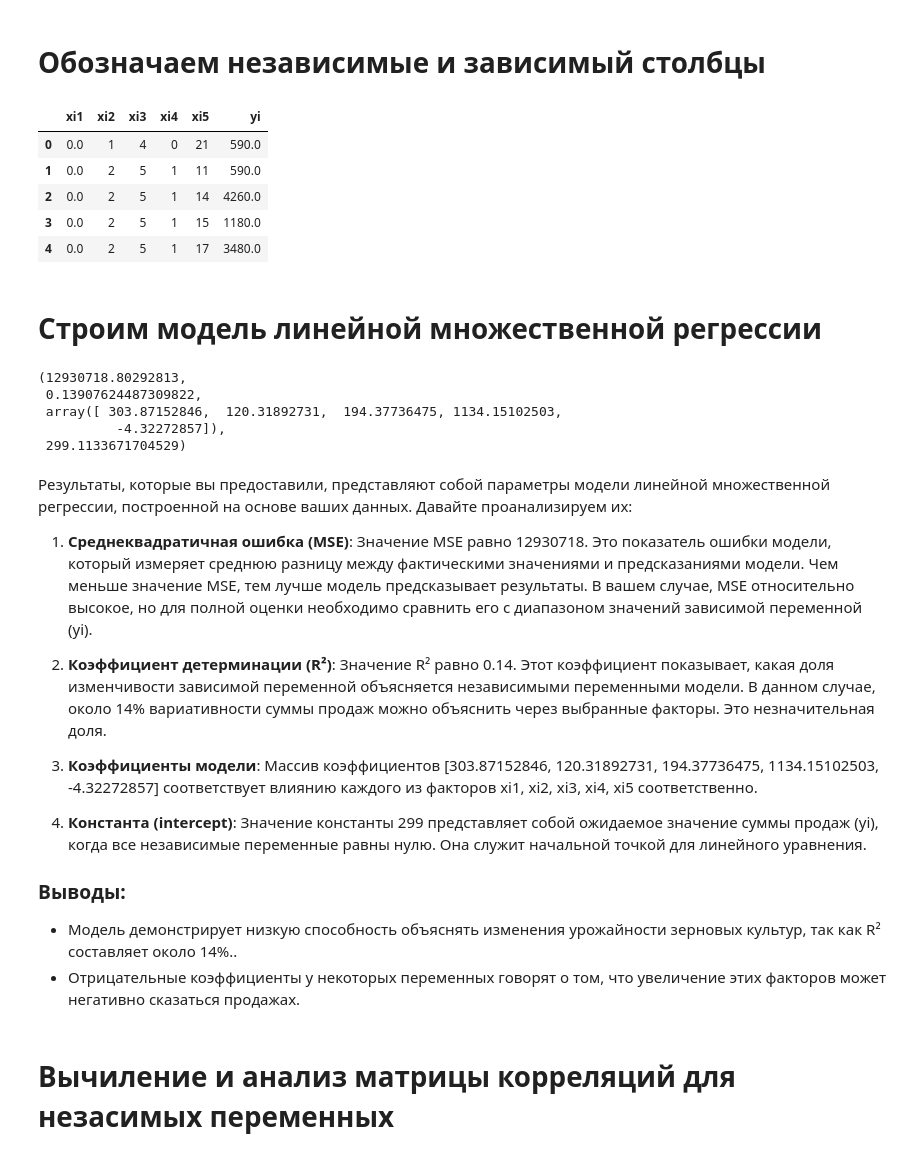
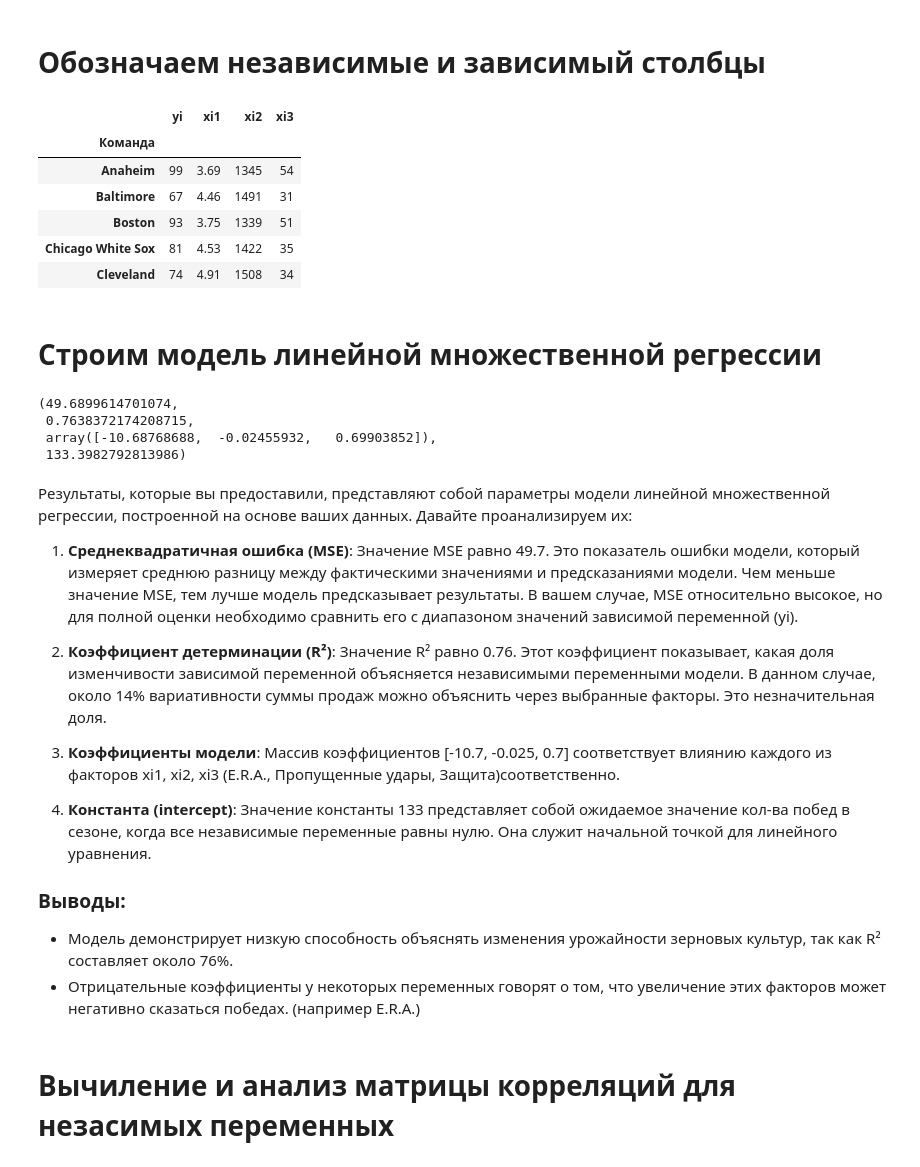
Before and after one commit to EugeneTheWatchman/decision-making-methods, a Jupyter notebook: 5.2 Мультиколлинеарность.ipynb, the cells around one changed output. Cells and saved outputs as stored; diff of their text form; code cells hidden in the pictures.

```diff
--- a/5.2 Мультиколлинеарность.ipynb
+++ b/5.2 Мультиколлинеарность.ipynb
@@ -88,27 +77,26 @@ df.corr()
 # %%
 df.columns
 df.rename(columns={
-    'Точка продаж': 'xi1',
-    'День':         'xi2',
-    'День недели':  'xi3',
-    'Выходной':     'xi4',
-    'Час':          'xi5',
-    'Сумма':        'yi'
+    'E.R.A.':           'xi1',
+    'Пропущенные удары':'xi2',
+    'Защита':           'xi3',
+    'Победы':           'yi'
 }, inplace=True)
 df.head()
 # %% [output]
-|  | xi1 | xi2 | xi3 | xi4 | xi5 | yi |
-| 0 | 0.0 | 1 | 4 | 0 | 21 | 590.0 |
-| 1 | 0.0 | 2 | 5 | 1 | 11 | 590.0 |
-| 2 | 0.0 | 2 | 5 | 1 | 14 | 4260.0 |
-| 3 | 0.0 | 2 | 5 | 1 | 15 | 1180.0 |
-| 4 | 0.0 | 2 | 5 | 1 | 17 | 3480.0 |
+|  | yi | xi1 | xi2 | xi3 |
+| Команда |  |  |  |  |
+| Anaheim | 99 | 3.69 | 1345 | 54 |
+| Baltimore | 67 | 4.46 | 1491 | 31 |
+| Boston | 93 | 3.75 | 1339 | 51 |
+| Chicago White Sox | 81 | 4.53 | 1422 | 35 |
+| Cleveland | 74 | 4.91 | 1508 | 34 |
 # %% [markdown]
 # Строим модель линейной множественной регрессии
 # %%
 # Определяем зависимую переменную (yi) и независимые переменные (xi1, xi2, xi3, xi4, xi5)
 Y = df['yi']
-X = df[['xi1', 'xi2', 'xi3', 'xi4', 'xi5']]
+X = df[['xi1', 'xi2', 'xi3']]
 
 # Создаем модель линейной регрессии
 model = LinearRegression()
@@ -129,26 +117,25 @@ intercept = model.intercept_
 
 (mse, r2, coefficients, intercept)
 # %% [output]
-(12930718.80292813,
- 0.13907624487309822,
- array([ 303.87152846,  120.31892731,  194.37736475, 1134.15102503,
-          -4.32272857]),
- 299.1133671704529)
+(49.6899614701074,
+ 0.7638372174208715,
+ array([-10.68768688,  -0.02455932,   0.69903852]),
+ 133.3982792813986)
 # %% [markdown]
 Результаты, которые вы предоставили, представляют собой параметры модели линейной множественной регрессии, построенной на основе ваших данных. Давайте проанализируем их:
 
-1.  **Среднеквадратичная ошибка (MSE)**: Значение MSE равно 12930718. Это показатель ошибки модели, который измеряет среднюю разницу между фактическими значениями и предсказаниями модели. Чем меньше значение MSE, тем лучше модель предсказывает результаты. В вашем случае, MSE относительно высокое, но для полной оценки необходимо сравнить его с диапазоном значений зависимой переменной (yi).
+1.  **Среднеквадратичная ошибка (MSE)**: Значение MSE равно 49.7. Это показатель ошибки модели, который измеряет среднюю разницу между фактическими значениями и предсказаниями модели. Чем меньше значение MSE, тем лучше модель предсказывает результаты. В вашем случае, MSE относительно высокое, но для полной оценки необходимо сравнить его с диапазоном значений зависимой переменной (yi).
 
-2.  **Коэффициент детерминации (R²)**: Значение R² равно 0.14. Этот коэффициент показывает, какая доля изменчивости зависимой переменной объясняется независимыми переменными модели. В данном случае, около 14% вариативности суммы продаж можно объяснить через выбранные факторы. Это незначительная доля.
+2.  **Коэффициент детерминации (R²)**: Значение R² равно 0.76. Этот коэффициент показывает, какая доля изменчивости зависимой переменной объясняется независимыми переменными модели. В данном случае, около 14% вариативности суммы продаж можно объяснить через выбранные факторы. Это незначительная доля.
 
-3.  **Коэффициенты модели**: Массив коэффициентов \[303.87152846, 120.31892731, 194.37736475, 1134.15102503, -4.32272857\] соответствует влиянию каждого из факторов xi1, xi2, xi3, xi4, xi5 соответственно.
+3.  **Коэффициенты модели**: Массив коэффициентов \[-10.7,  -0.025,   0.7\] соответствует влиянию каждого из факторов xi1, xi2, xi3 (E.R.A., Пропущенные удары, Защита)соответственно.
 
-4.  **Константа (intercept)**: Значение константы 299 представляет собой ожидаемое значение суммы продаж (yi), когда все независимые переменные равны нулю. Она служит начальной точкой для линейного уравнения.
+4.  **Константа (intercept)**: Значение константы 133 представляет собой ожидаемое значение кол-ва побед в сезоне, когда все независимые переменные равны нулю. Она служит начальной точкой для линейного уравнения.
 
 ### Выводы:
 
-*   Модель демонстрирует низкую способность объяснять изменения урожайности зерновых культур, так как R² составляет около 14%..
-*   Отрицательные коэффициенты у некоторых переменных говорят о том, что увеличение этих факторов может негативно сказаться продажах.
+*   Модель демонстрирует низкую способность объяснять изменения урожайности зерновых культур, так как R² составляет около 76%.
+*   Отрицательные коэффициенты у некоторых переменных говорят о том, что увеличение этих факторов может негативно сказаться победах. (например E.R.A.)
 # %% [markdown]
 # Вычиление и анализ матрицы корреляций для незасимых переменных
 # %%
```
Also changed, not shown: parts of 13 cells of this notebook.
